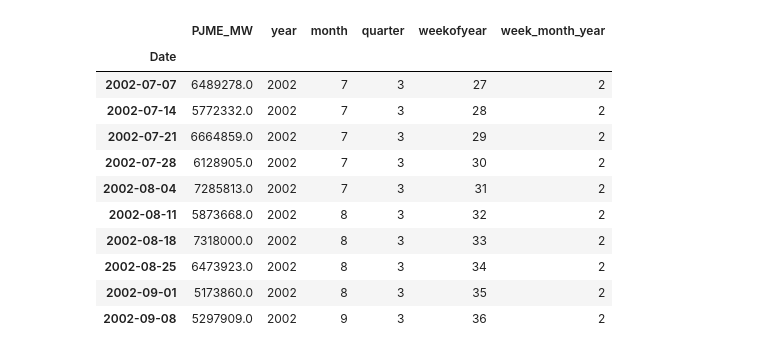
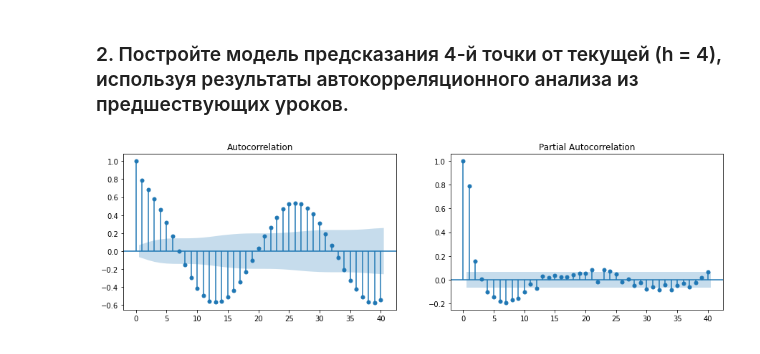
Before and after one commit to vladimirkaldin/Geekbrains_hometask, a Jupyter notebook: 4.1 ML in business/Lesson 4.ipynb, the cells around one changed output. Cells and saved outputs as stored; diff of their text form; code cells hidden in the pictures.

```diff
--- a/4.1 ML in business/Lesson 4.ipynb
+++ b/4.1 ML in business/Lesson 4.ipynb
@@ -116,3 +80,0 @@ print('Число кластеров в календаре: ',len(np.unique(X_cl
-# %%
-data_w['week_month_year'] = X_clast
-data_w.iloc[np.where(data_w['week_month_year']==0)[0]].iloc[:10,:]
@@ -132,15 +81,3 @@ data_w.iloc[np.where(data_w['week_month_year']==0)[0]].iloc[:10,:]
-# %%
-data_w.iloc[np.where(data_w['week_month_year']==2)[0]].iloc[:10,:]
-# %% [output]
-|  | PJME_MW | year | month | quarter | weekofyear | week_month_year |
-| Date |  |  |  |  |  |  |
-| 2002-07-07 | 6489278.0 | 2002 | 7 | 3 | 27 | 2 |
-| 2002-07-14 | 5772332.0 | 2002 | 7 | 3 | 28 | 2 |
-| 2002-07-21 | 6664859.0 | 2002 | 7 | 3 | 29 | 2 |
-| 2002-07-28 | 6128905.0 | 2002 | 7 | 3 | 30 | 2 |
-| 2002-08-04 | 7285813.0 | 2002 | 7 | 3 | 31 | 2 |
-| 2002-08-11 | 5873668.0 | 2002 | 8 | 3 | 32 | 2 |
-| 2002-08-18 | 7318000.0 | 2002 | 8 | 3 | 33 | 2 |
-| 2002-08-25 | 6473923.0 | 2002 | 8 | 3 | 34 | 2 |
-| 2002-09-01 | 5173860.0 | 2002 | 8 | 3 | 35 | 2 |
-| 2002-09-08 | 5297909.0 | 2002 | 9 | 3 | 36 | 2 |
+# %% [markdown]
+
+### 2. Постройте модель предсказания 4-й точки от текущей (h = 4), используя результаты автокорреляционного анализа из предшествующих уроков.
@@ -146,0 +94,9 @@ data_w.iloc[np.where(data_w['week_month_year']==2)[0]].iloc[:10,:]
+# %%
+fig, axes = plt.subplots(1, 2, figsize=(15, 4))
+lag = 40
+
+sm.graphics.tsa.plot_acf(data_w[target].values, lags=lag, ax=axes[0])
+sm.graphics.tsa.plot_pacf(data_w[target].values, lags=lag, ax=axes[1])
+plt.show()
+# %% [output]
+[figure, added]
```
Also changed, not shown: parts of 43 cells of this notebook.
